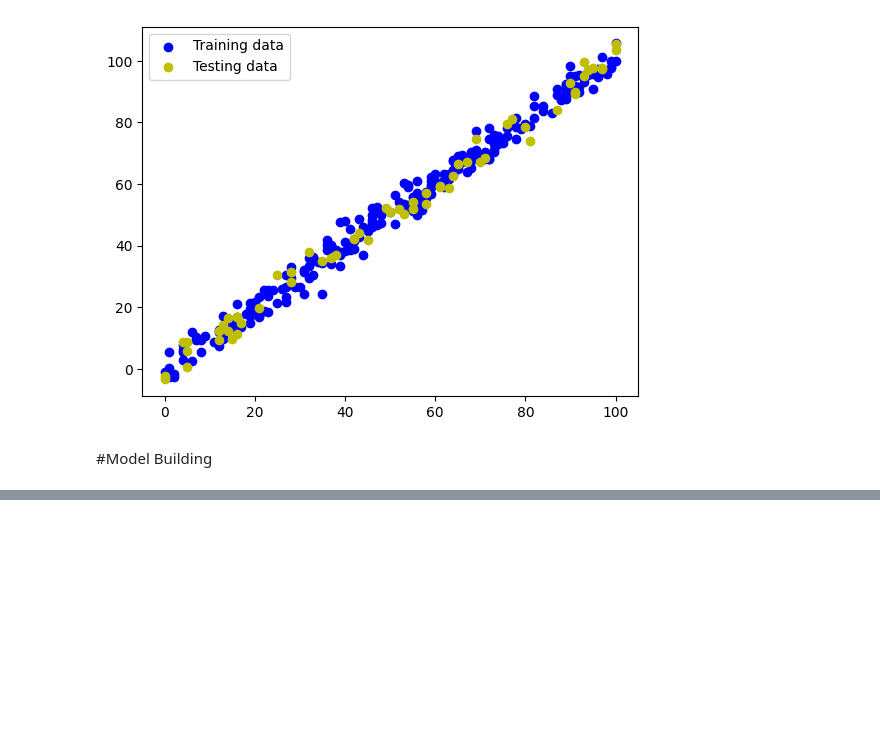
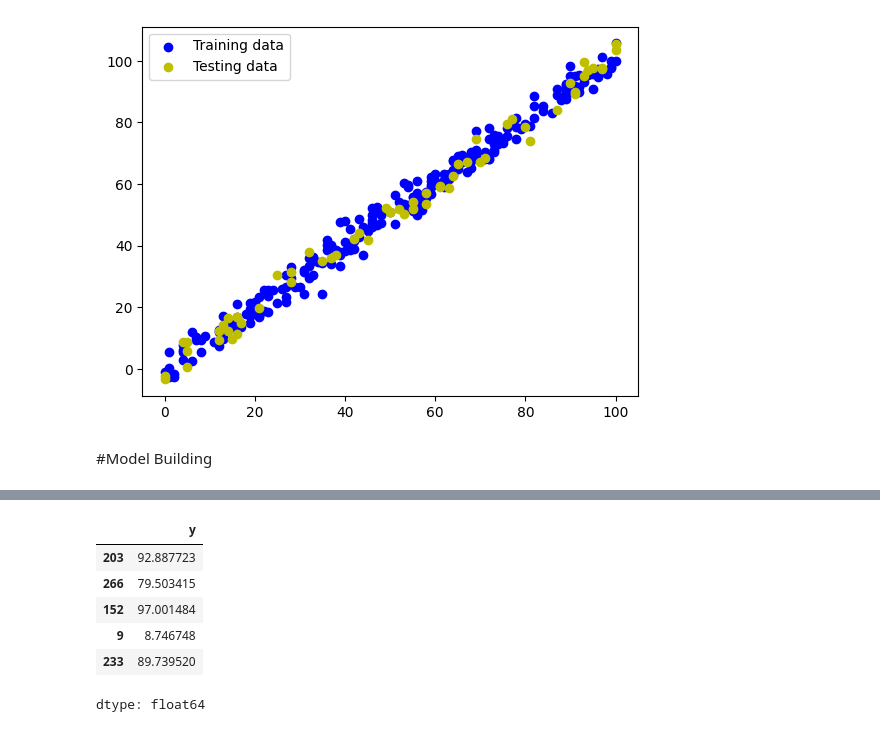
Before and after one commit to Ashan-TUF/Regression_with_TensorFlow, a Jupyter notebook: Regression_with_TensorFlow.ipynb, the cells around one changed output, grey strips where cells are left out. Drawn from its saved outputs; the diff is of its cells as text; code cells hidden in the pictures; blank space fills up the shorter version.

```diff
--- a/Regression_with_TensorFlow.ipynb
+++ b/Regression_with_TensorFlow.ipynb
@@ -117,0 +177,10 @@ model = tf.keras.Sequential([
+# %%
+y_test.head(5)
+# %% [output]
+|  | y |
+| 203 | 92.887723 |
+| 266 | 79.503415 |
+| 152 | 97.001484 |
+| 9 | 8.746748 |
+| 233 | 89.739520 |
+dtype: float64
```
Also changed, not shown: parts of 10 cells of this notebook.
